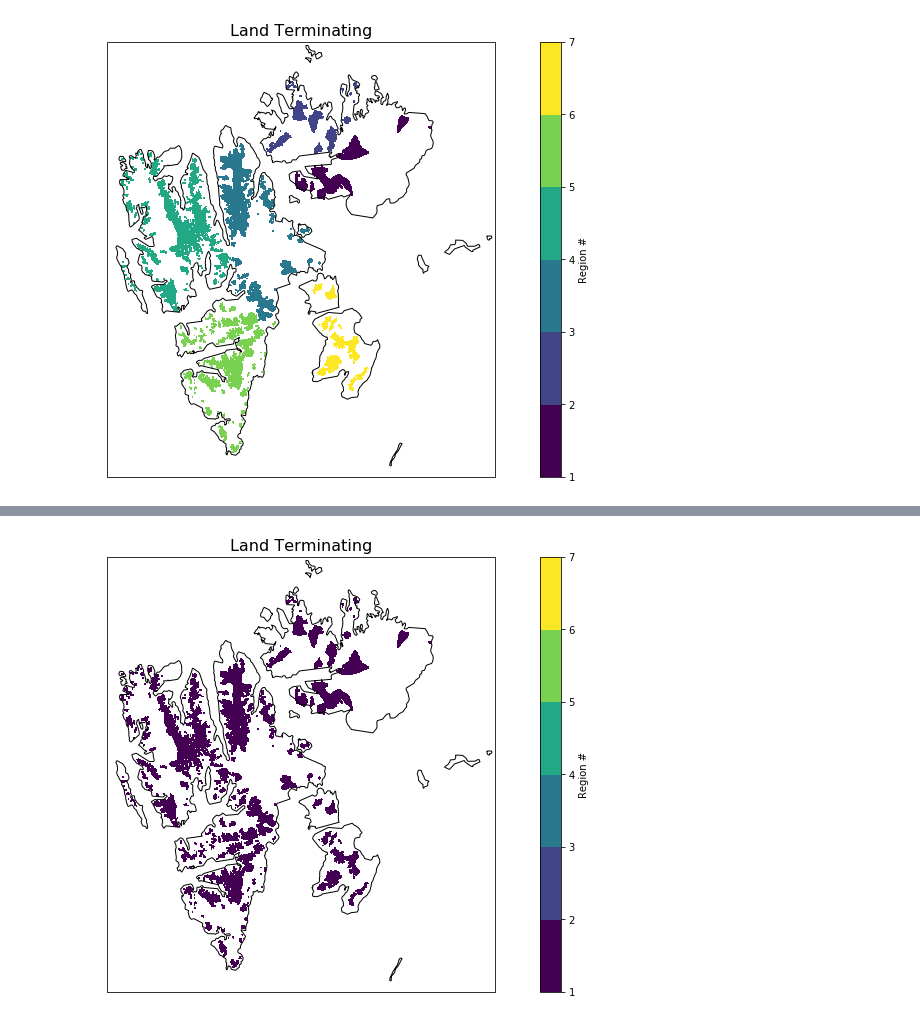
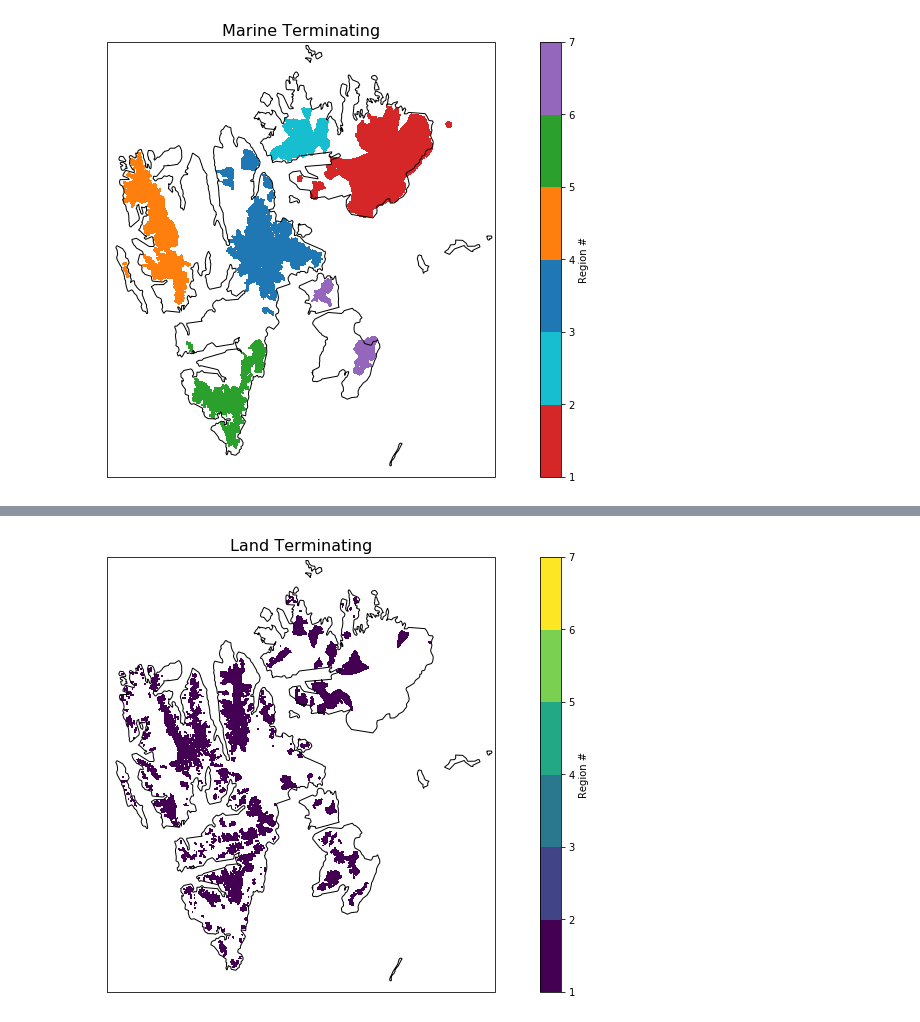
Before and after one commit to MoragF/SENSEEDI, a Jupyter notebook: Svalbard/Regions/Region_Svalbard.ipynb, the cells around one changed output, grey strips where cells are left out. Saved outputs shown, nothing was run; the diff lists cells and outputs as text; code cells hidden in the pictures.

```diff
--- a/Svalbard/Regions/Region_Svalbard.ipynb
+++ b/Svalbard/Regions/Region_Svalbard.ipynb
@@ -11,7 +11,7 @@ from affine import Affine
 tif=[]
 test=np.zeros((1,430,487))
 for i in range(6):
-    region = xr.open_rasterio('/home/s1423313/Documents/Svalbard/Regions/Region_Masks/07_rgi60_Svalbard_corr_land_R'+ str(i+1)+'.tif')*(i+1)
+    region = xr.open_rasterio('/home/s1423313/Documents/Sense_EDI/Svalbard/Regions/Region_Masks/07_rgi60_Svalbard_corr_land_R'+ str(i+1)+'.tif')*(i+1)
     tif.insert(i,region)
     test+=region
 regions_land=test.where(test>0)
@@ -18,10 +29,19 @@ regions_land=test.where(test>0)
+# %%
+tif=[]
+test=np.zeros((1,430,487))
+for i in range(6):
+    region = xr.open_rasterio('/home/s1423313/Documents/Sense_EDI/Svalbard/Regions/Region_Masks/07_rgi60_Svalbard_corr_marine_R'+ str(i+1)+'.tif')*(i+1)
+    tif.insert(i,region)
+    test+=region
+regions_marine=test.where(test>0)
 # %%
 plt.figure(figsize=(16,8))
+color = ['tab:red', 'tab:cyan','tab:blue', 'tab:orange', 'tab:green','tab:purple']
 ax = plt.axes(projection=ccrs.Mercator())
-regions_land.plot(ax=ax, transform=ccrs.PlateCarree(), x='x',y='y', levels=[1,2,3,4,5,6,7],cbar_kwargs=dict(label='Region #'))
+regions_marine.plot(ax=ax, transform=ccrs.PlateCarree(), x='x',y='y',colors=color, levels=[1,2,3,4,5,6,7],cbar_kwargs=dict(label='Region #'))
 ax.coastlines()
-plt.title('Land Terminating', fontsize=16)
+plt.title('Marine Terminating', fontsize=16)
 ax.set_extent([10, 30.5,76.3,80.8],ccrs.PlateCarree())
-plt.savefig('Land Terminating.png')
+plt.savefig('Svalbard Marine Terminating.png')
 # %% [output]
-[figure, old version]
+[figure, new version]
```
Also changed, not shown: parts of 4 cells of this notebook, 52 other files.
